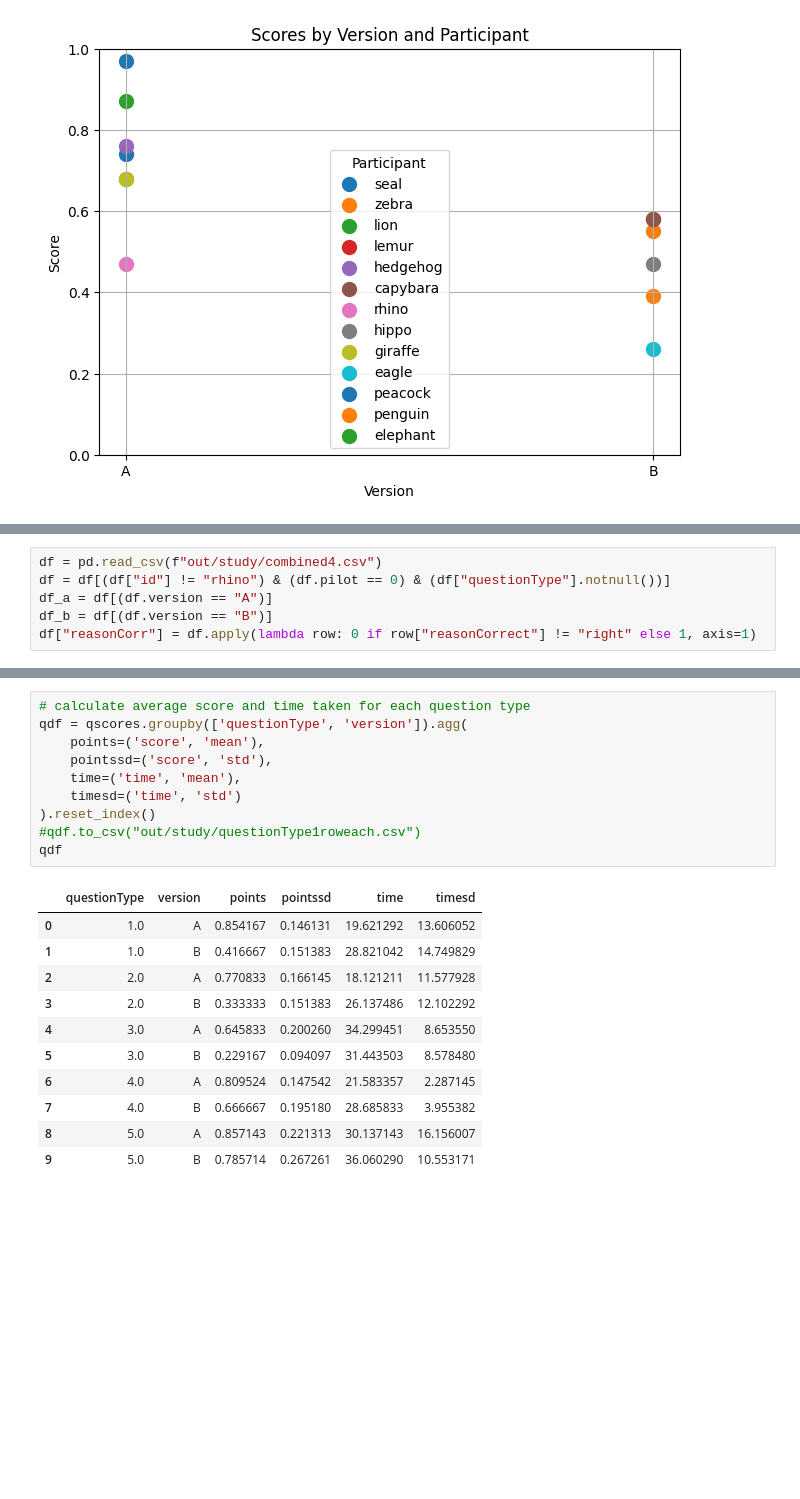
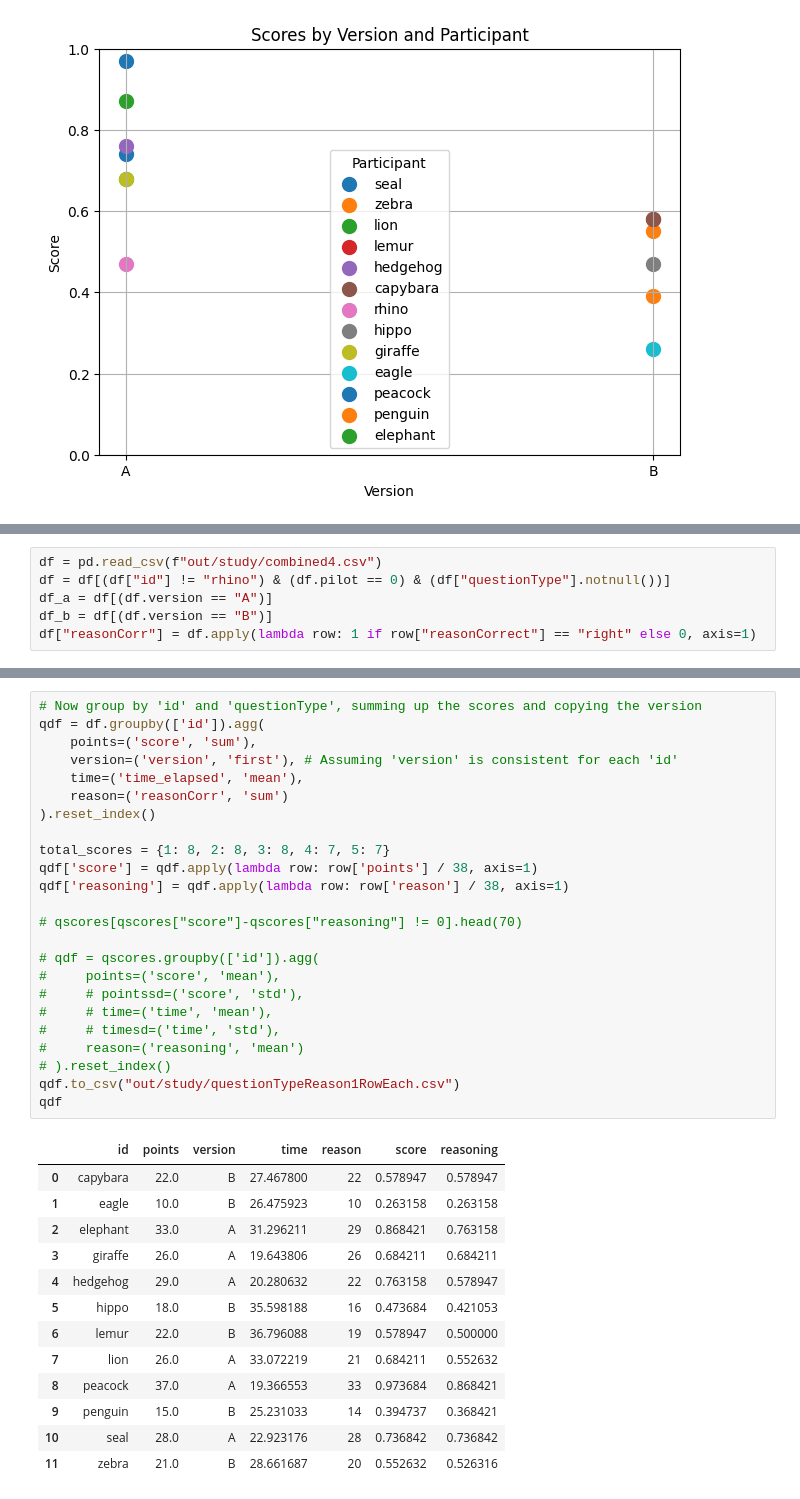
Before and after one commit to hsharriman/ender-scripts, a Jupyter notebook: Plottingv2.ipynb, the cells around one changed output, grey strips where cells are left out. Drawn from its saved outputs; the diff is of its cells as text; blank space fills up the shorter version.

```diff
--- a/Plottingv2.ipynb
+++ b/Plottingv2.ipynb
@@ -64,7 +88,7 @@ df = pd.read_csv(f"out/study/combined4.csv")
 df = df[(df["id"] != "rhino") & (df.pilot == 0) & (df["questionType"].notnull())]
 df_a = df[(df.version == "A")]
 df_b = df[(df.version == "B")]
-df["reasonCorr"] = df.apply(lambda row: 0 if row["reasonCorrect"] != "right" else 1, axis=1)
+df["reasonCorr"] = df.apply(lambda row: 1 if row["reasonCorrect"] == "right" else 0, axis=1)
 # %%
 # calculate average score for each question type for a student
 
@@ -102,25 +144,41 @@ qscores.to_csv("out/study/questionTypeDataWithReasons2.csv")
 # %%
-# calculate average score and time taken for each question type
-qdf = qscores.groupby(['questionType', 'version']).agg(
-    points=('score', 'mean'),
-    pointssd=('score', 'std'),
-    time=('time', 'mean'),
-    timesd=('time', 'std')
+# Now group by 'id' and 'questionType', summing up the scores and copying the version
+qdf = df.groupby(['id']).agg(
+    points=('score', 'sum'),
+    version=('version', 'first'), # Assuming 'version' is consistent for each 'id'
+    time=('time_elapsed', 'mean'),
+    reason=('reasonCorr', 'sum')
 ).reset_index()
-#qdf.to_csv("out/study/questionType1roweach.csv")
+
+total_scores = {1: 8, 2: 8, 3: 8, 4: 7, 5: 7}
+qdf['score'] = qdf.apply(lambda row: row['points'] / 38, axis=1)
+qdf['reasoning'] = qdf.apply(lambda row: row['reason'] / 38, axis=1)
+
+# qscores[qscores["score"]-qscores["reasoning"] != 0].head(70)
+
+# qdf = qscores.groupby(['id']).agg(
+#     points=('score', 'mean'),
+#     # pointssd=('score', 'std'),
+#     # time=('time', 'mean'),
+#     # timesd=('time', 'std'),
+#     reason=('reasoning', 'mean')
+# ).reset_index()
+qdf.to_csv("out/study/questionTypeReason1RowEach.csv")
 qdf
 # %% [output]
-|  | questionType | version | points | pointssd | time | timesd |
-| 0 | 1.0 | A | 0.854167 | 0.146131 | 19.621292 | 13.606052 |
-| 1 | 1.0 | B | 0.416667 | 0.151383 | 28.821042 | 14.749829 |
-| 2 | 2.0 | A | 0.770833 | 0.166145 | 18.121211 | 11.577928 |
-| 3 | 2.0 | B | 0.333333 | 0.151383 | 26.137486 | 12.102292 |
-| 4 | 3.0 | A | 0.645833 | 0.200260 | 34.299451 | 8.653550 |
-| 5 | 3.0 | B | 0.229167 | 0.094097 | 31.443503 | 8.578480 |
-| 6 | 4.0 | A | 0.809524 | 0.147542 | 21.583357 | 2.287145 |
-| 7 | 4.0 | B | 0.666667 | 0.195180 | 28.685833 | 3.955382 |
-| 8 | 5.0 | A | 0.857143 | 0.221313 | 30.137143 | 16.156007 |
-| 9 | 5.0 | B | 0.785714 | 0.267261 | 36.060290 | 10.553171 |
+|  | id | points | version | time | reason | score | reasoning |
+| 0 | capybara | 22.0 | B | 27.467800 | 22 | 0.578947 | 0.578947 |
+| 1 | eagle | 10.0 | B | 26.475923 | 10 | 0.263158 | 0.263158 |
+| 2 | elephant | 33.0 | A | 31.296211 | 29 | 0.868421 | 0.763158 |
+| 3 | giraffe | 26.0 | A | 19.643806 | 26 | 0.684211 | 0.684211 |
+| 4 | hedgehog | 29.0 | A | 20.280632 | 22 | 0.763158 | 0.578947 |
+| 5 | hippo | 18.0 | B | 35.598188 | 16 | 0.473684 | 0.421053 |
+| 6 | lemur | 22.0 | B | 36.796088 | 19 | 0.578947 | 0.500000 |
+| 7 | lion | 26.0 | A | 33.072219 | 21 | 0.684211 | 0.552632 |
+| 8 | peacock | 37.0 | A | 19.366553 | 33 | 0.973684 | 0.868421 |
+| 9 | penguin | 15.0 | B | 25.231033 | 14 | 0.394737 | 0.368421 |
+| 10 | seal | 28.0 | A | 22.923176 | 28 | 0.736842 | 0.736842 |
+| 11 | zebra | 21.0 | B | 28.661687 | 20 | 0.552632 | 0.526316 |
 # %%
 df = pd.read_csv("out/study/combined4.csv")
 # Check times where student got question right with the wrong reason
```
Also changed, not shown: parts of 11 cells of this notebook, 7 other files.
